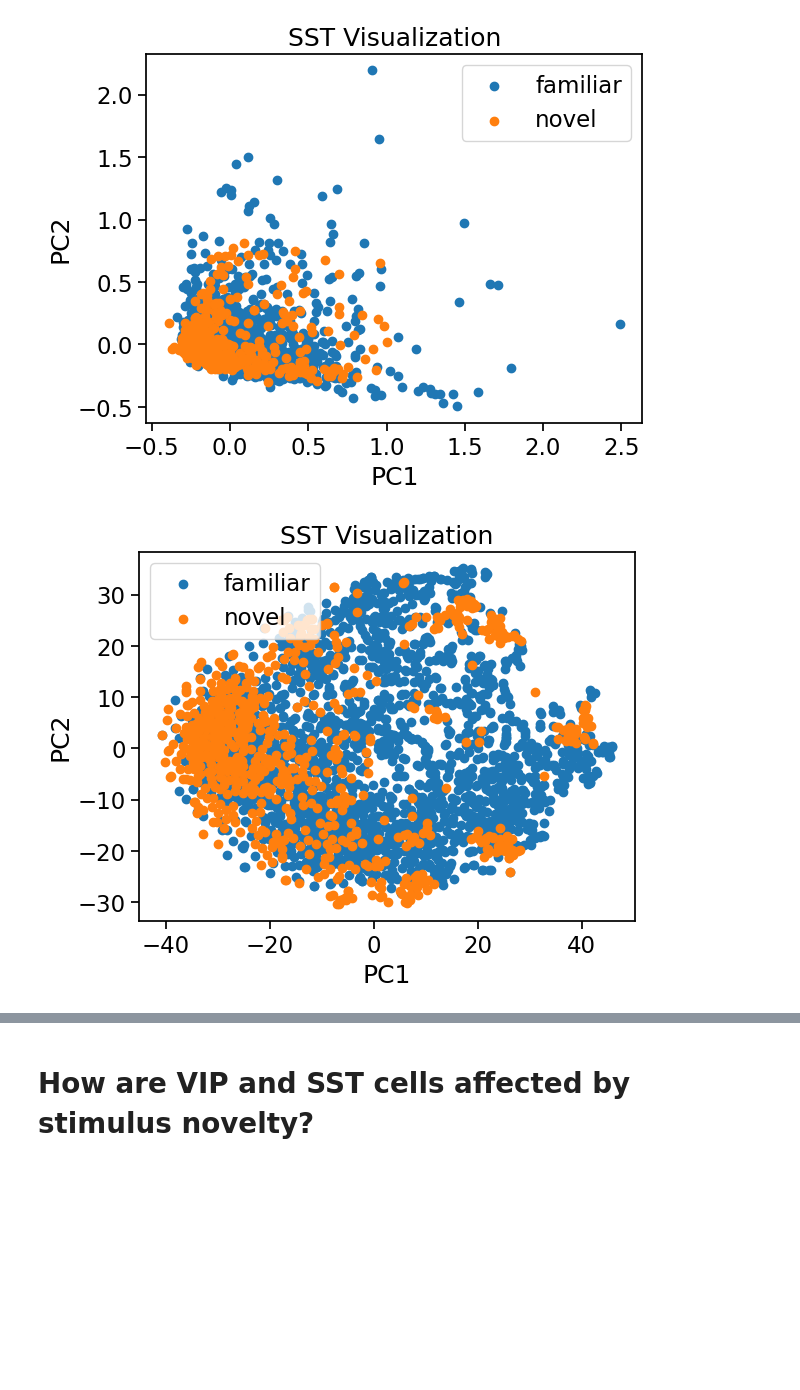
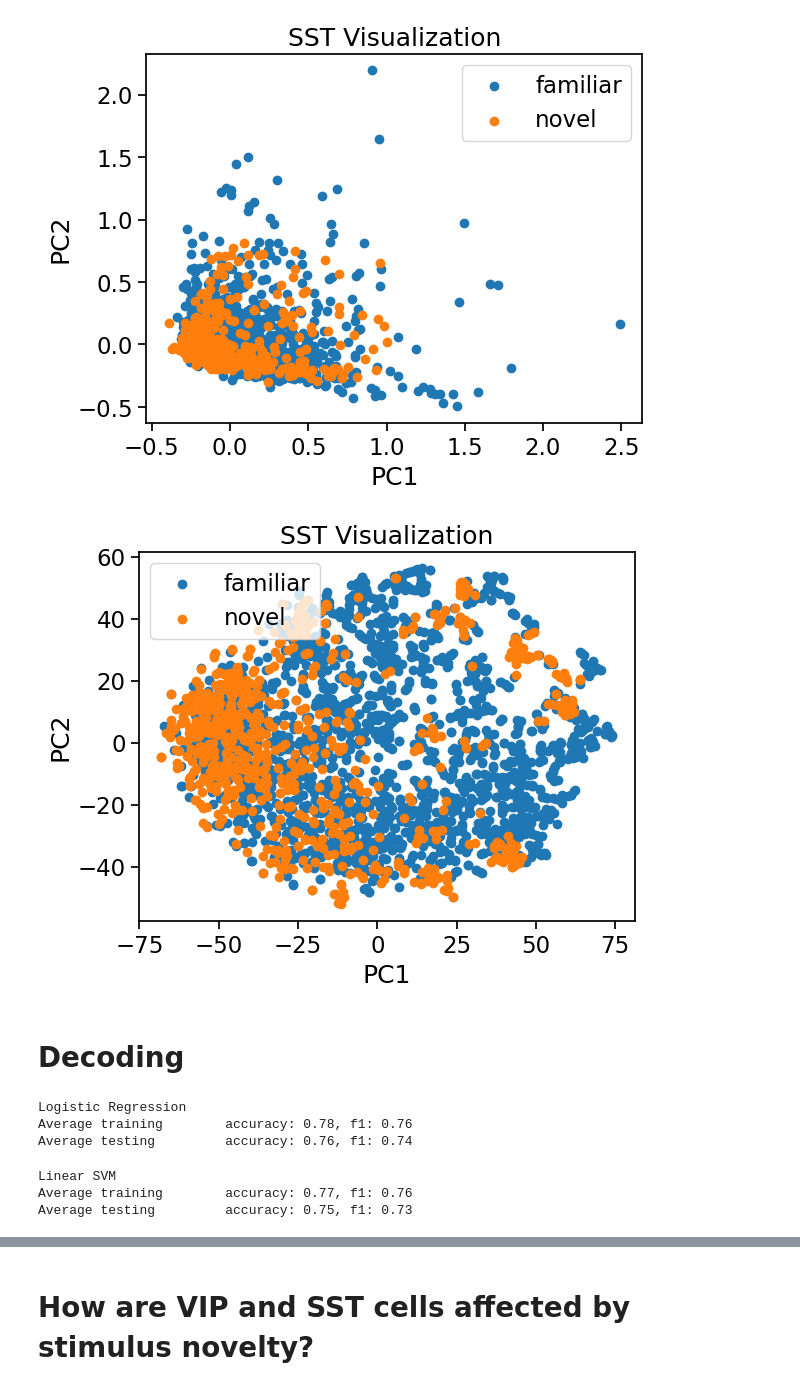
Before and after one commit to RiverGao/NMA_Proj_1, a Jupyter notebook: load_Allen_Visual_Behavior_from_pre_processed_file_changjiang.ipynb, the cells around one changed output, grey strips where cells are left out. Cells and saved outputs as stored; diff of their text form; code cells hidden in the pictures; blank space fills up the shorter version.

```diff
--- a/load_Allen_Visual_Behavior_from_pre_processed_file_changjiang.ipynb
+++ b/load_Allen_Visual_Behavior_from_pre_processed_file_changjiang.ipynb
@@ -270,7 +282,4 @@ def average_coding(session_data, trial_id):
   # use the average trace of a given trial as the coding
   trial_data = session_data[session_data['stimulus_presentations_id'] == trial_id].trace.values
   return trial_data.mean()
-# %%
-def unipop_coding(session_data, trial_id):
-  pass
 # %%
@@ -295,0 +308,40 @@ print(X.shape, y.shape)
+# %%
+def unipop_coding(data, cell_type):
+  selected_sessions = select_sessions(data, cell_type)
+
+  cell_idx = selected_sessions.cell_specimen_id.unique()
+  cell_dim = [i for i in range(len(cell_idx))]
+  cell_id2dim = dict(zip(cell_idx, cell_dim))  # mapping each unique cell to a unique dimension
+  n_dim = len(cell_idx)  # total number of dimensions
+  # print(cell_id2dim)
+
+  X_list = []
+  y_list = []
+
+  for session_id in selected_sessions.ophys_session_id.unique():  # iterate over sessions
+    session_data = selected_sessions[selected_sessions['ophys_session_id'] == session_id]
+    session_labels = session_data.exposure_level.unique()
+    assert len(session_labels == 1)
+    session_label = 1 if session_labels[0] == 'novel' else 0
+
+    for trial_id in session_data.stimulus_presentations_id.unique():  # iterate over trials
+      X_vec = np.zeros(n_dim)
+      trial_data = session_data[session_data.stimulus_presentations_id == trial_id]
+
+      for cell_id in trial_data.cell_specimen_id.unique():  # iterate over cells
+        activation = trial_data[trial_data.cell_specimen_id == cell_id].mean_response.values
+        assert len(activation) == 1
+        activation = activation[0]
+        X_vec[cell_id2dim[cell_id]] += activation
+
+      X_list.append(X_vec)
+      y_list.append(session_label)
+      # print(X_vec)
+
+  X = np.vstack(X_list)
+  y = np.array(y_list)
+
+  return X, y
+
+X, y = unipop_coding(data, 'SST')
+print(X.shape, y.shape)
@@ -321,18 +376,44 @@ Accumulated: [0.36746496 0.5842316 ]
 # %%
 from sklearn.manifold import TSNE
 
-tsne_model = TSNE(n_components=2, perplexity=30)
+tsne_model = TSNE(n_components=2, perplexity=10)
 X_reduced = tsne_model.fit_transform(X)
 
 for label in [0, 1]:
   idx = np.where(y == label)
   X_label = np.squeeze(np.take(X_reduced, idx, axis=0))
   plt.scatter(X_label[:, 0], X_label[:, 1], label='novel' if label else 'familiar')
 
 plt.title('SST Visualization')
 plt.xlabel('PC1')
 plt.ylabel('PC2')
 plt.legend()
 plt.show()
 # %% [output]
-[figure, old version]
+[figure, new version]
+# %% [markdown]
+# Decoding
+# %%
+from sklearn.linear_model import LogisticRegression
+from sklearn.svm import SVC
+from sklearn.model_selection import cross_validate
+
+lr = LogisticRegression(class_weight='balanced')
+cv_results = cross_validate(lr, X, y, cv=10, scoring=['accuracy', 'f1_macro'], return_train_score=True)
+
+# print(cv_results)
+print('Logistic Regression')
+print(f"Average training\taccuracy: {cv_results['train_accuracy'].mean():.2f}, f1: {cv_results['train_f1_macro'].mean():.2f}\nAverage testing\t\taccuracy: {cv_results['test_accuracy'].mean():.2f}, f1: {cv_results['test_f1_macro'].mean():.2f}")
+# %% [output]
+Logistic Regression
+Average training        accuracy: 0.78, f1: 0.76
+Average testing         accuracy: 0.76, f1: 0.74
+# %%
+svc = SVC(kernel='linear', class_weight='balanced')
+cv_results = cross_validate(svc, X, y, cv=10, scoring=['accuracy', 'f1_macro'], return_train_score=True)
+print('Linear SVM')
+print(f"Average training\taccuracy: {cv_results['train_accuracy'].mean():.2f}, f1: {cv_results['train_f1_macro'].mean():.2f}\nAverage testing\t\taccuracy: {cv_results['test_accuracy'].mean():.2f}, f1: {cv_results['test_f1_macro'].mean():.2f}")
+# %% [output]
+Linear SVM
+Average training        accuracy: 0.77, f1: 0.76
+Average testing         accuracy: 0.75, f1: 0.73
```
Also changed, not shown: parts of 7 cells of this notebook.
